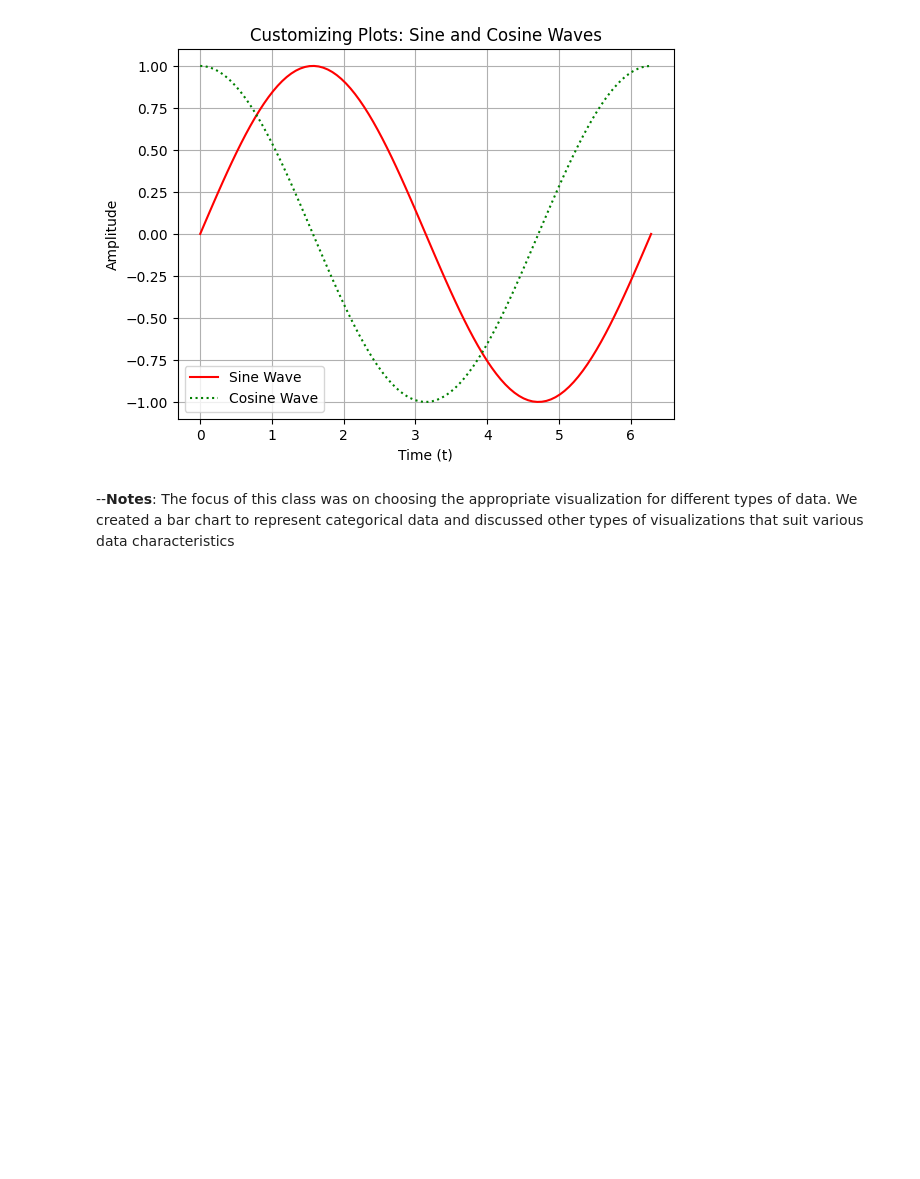
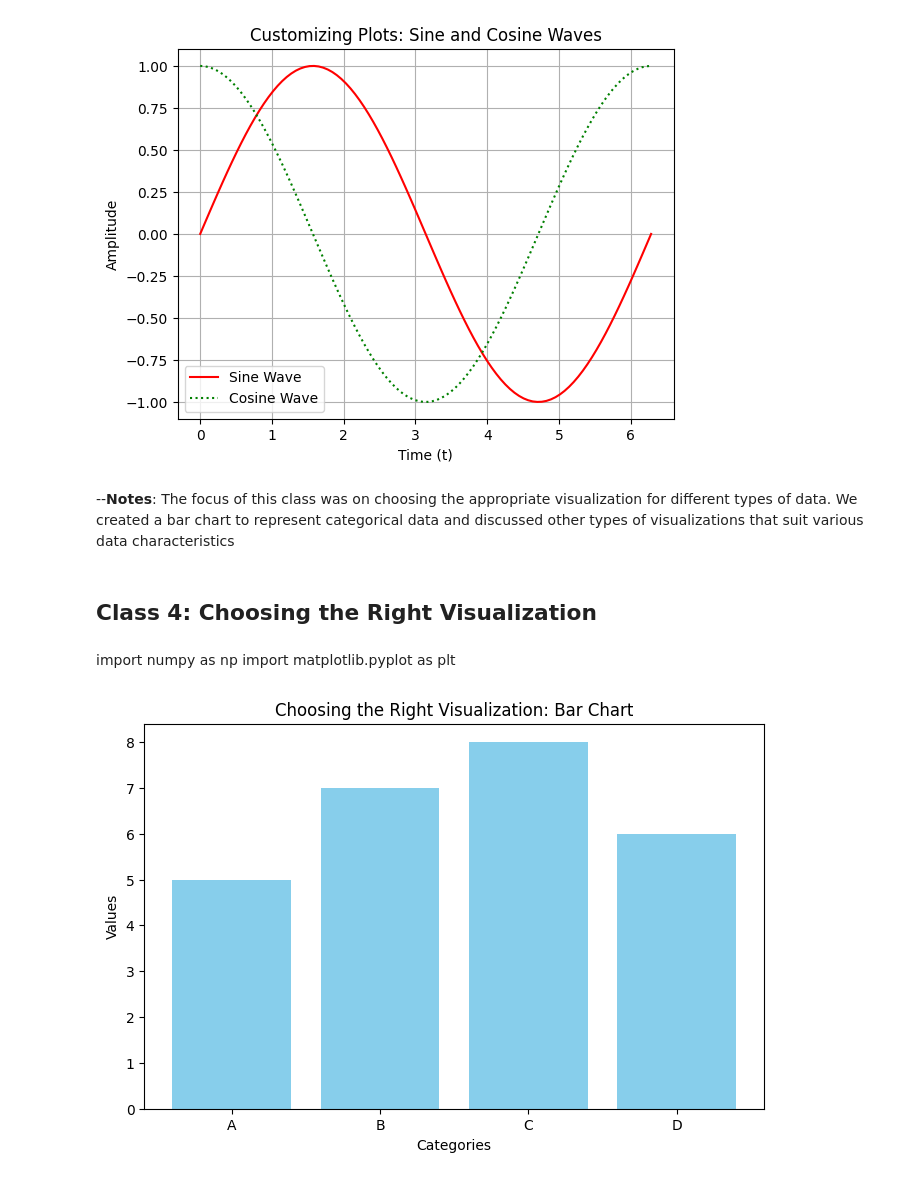
Before and after one commit to keyuancy/visualization, a Jupyter notebook: 02_activities/assignments/participation/assignment-1.ipynb, the cells around one changed output. Drawn from its saved outputs; the diff is of its cells as text; code cells hidden in the pictures; blank space fills up the shorter version.

```diff
--- a/02_activities/assignments/participation/assignment-1.ipynb
+++ b/02_activities/assignments/participation/assignment-1.ipynb
@@ -144,3 +144,5 @@ plt.show()
 [figure]
 # %% [markdown]
 --**Notes**: The focus of this class was on choosing the appropriate visualization for different types of data. We created a bar chart to represent categorical data and discussed other types of visualizations that suit various data characteristics
+# %% [markdown]
+## Class 4: Choosing the Right Visualization
@@ -146,0 +152,17 @@ plt.show()
+# %% [markdown]
+import numpy as np
+import matplotlib.pyplot as plt
+# %%
+# Generating data for different visualizations
+categories = ['A', 'B', 'C', 'D']
+values = [5, 7, 8, 6]
+# %%
+# Bar chart to visualize categorical data
+plt.figure(figsize=(8, 5))
+plt.bar(categories, values, color='skyblue')
+plt.xlabel('Categories')
+plt.ylabel('Values')
+plt.title('Choosing the Right Visualization: Bar Chart')
+plt.show()
+# %% [output]
+[figure, added]
```
Also changed, not shown: parts of 1 cell of this notebook.
